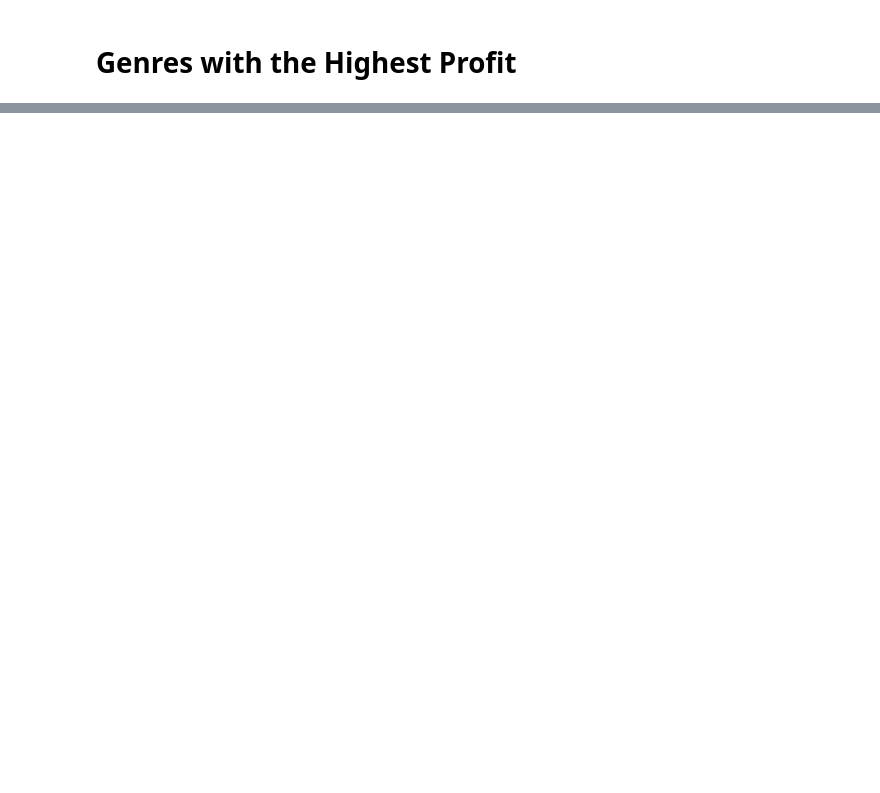
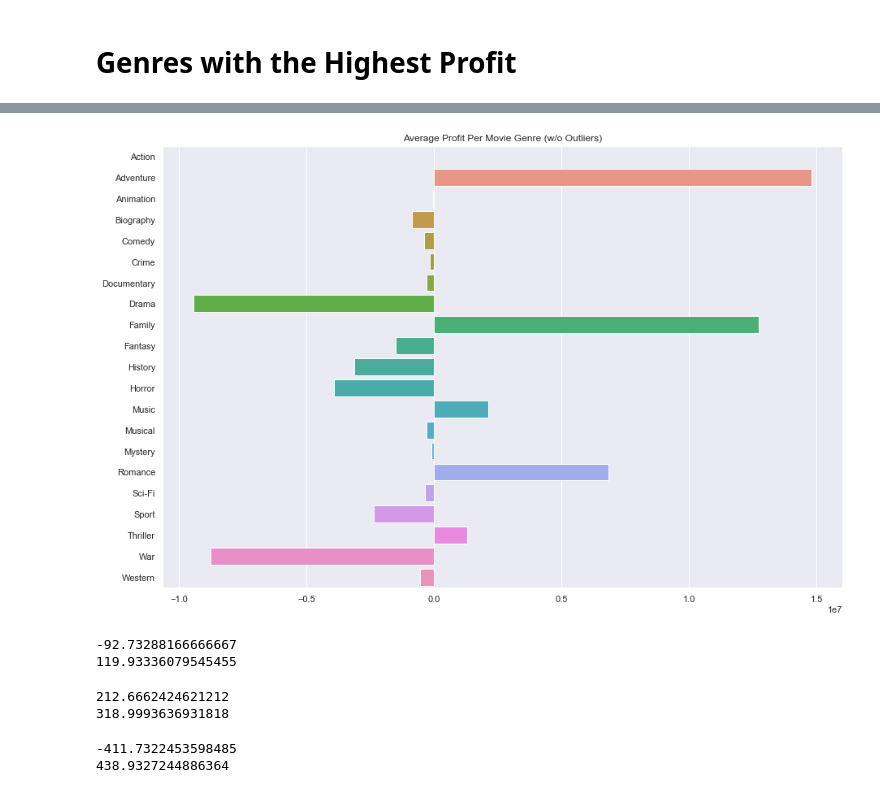
Before and after one commit to davidlebruce/movie_industry_project, a Jupyter notebook: david_practice_visualizations.ipynb, the cells around one changed output, grey strips where cells are left out. Cells and saved outputs as stored; diff of their text form; code cells hidden in the pictures; blank space fills up the shorter version.

```diff
--- a/david_practice_visualizations.ipynb
+++ b/david_practice_visualizations.ipynb
@@ -138,0 +167,5 @@ KeyError: 'Requested level (Action) does not match index name (None)'
+# %%
+lower_bound = q1 - outlier
+upper_bound = q3 + outlier
+print(lower_bound)
+print(upper_bound)
@@ -138,0 +177,8 @@ KeyError: 'Requested level (Action) does not match index name (None)'
+# %%
+# avg_profit_per_genre = [df['Profit'].loc[df[genre]].mean().round(2) for genre in l_o_genres]
+# movies_per_genre = df.iloc[:,-22:-1].sum().sort_index()
+# df.iloc[:,-22:-1]
+# ######
+df_profit = df.loc[(df['Profit'] >= lower_bound) & (df['Profit'] <= upper_bound)]
+# %%
+df_profit['Profit'] = df_profit['Profit'].replace(np.nan, 0)
@@ -138,0 +203,2 @@ KeyError: 'Requested level (Action) does not match index name (None)'
+# %%
+avg_profit_per_genre_no_outliers = [df_profit['Profit'].iloc[num].mean() for num in list(range(-22,-1))]
@@ -138,0 +225,28 @@ KeyError: 'Requested level (Action) does not match index name (None)'
+# %%
+sns_plot2 = sns.barplot(x=avg_profit_per_genre_no_outliers, y=l_o_genres).set_title('Average Profit Per Movie Genre (w/o Outliers)')
+# %% [output]
+[figure, added]
+# %%
+q1 = df['Roi'].quantile(0.25)
+q3 = df['Roi'].quantile(0.75)
+print(q1)
+print(q3)
+# %% [output]
+-92.73288166666667
+119.93336079545455
+# %%
+iqr = q3 - q1
+outlier = iqr * 1.5
+print(iqr)
+print(outlier)
+# %% [output]
+212.6662424621212
+318.9993636931818
+# %%
+lower_bound = q1 - outlier
+upper_bound = q3 + outlier
+print(lower_bound)
+print(upper_bound)
+# %% [output]
+-411.7322453598485
+438.9327244886364
```
Also changed, not shown: parts of 46 cells of this notebook, 1 other file.
